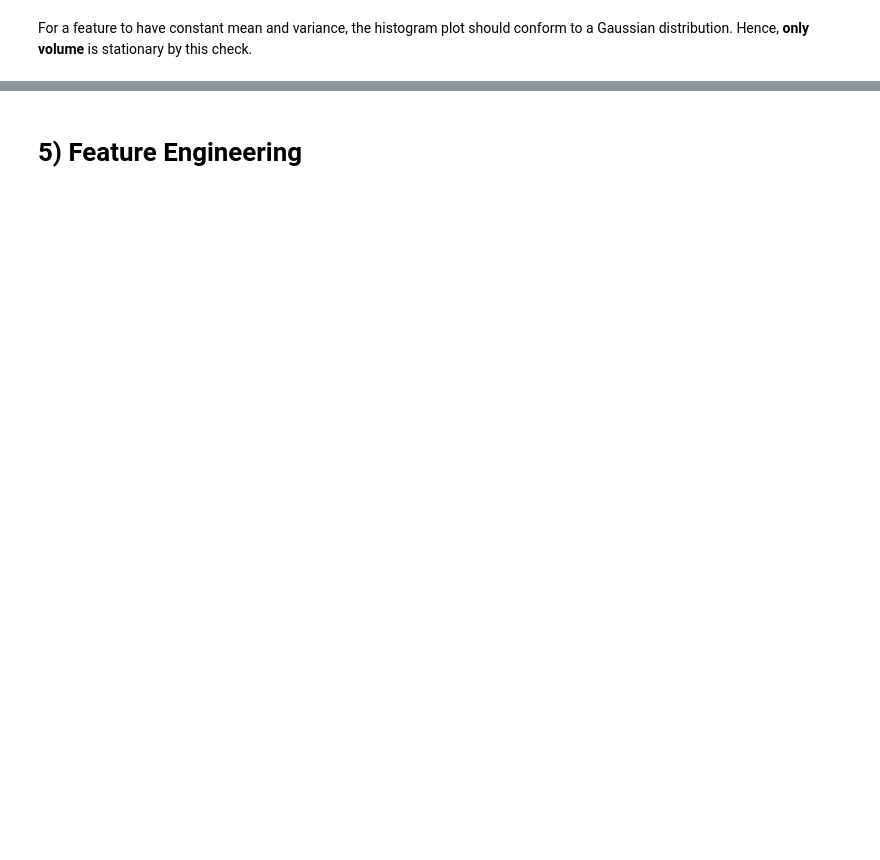
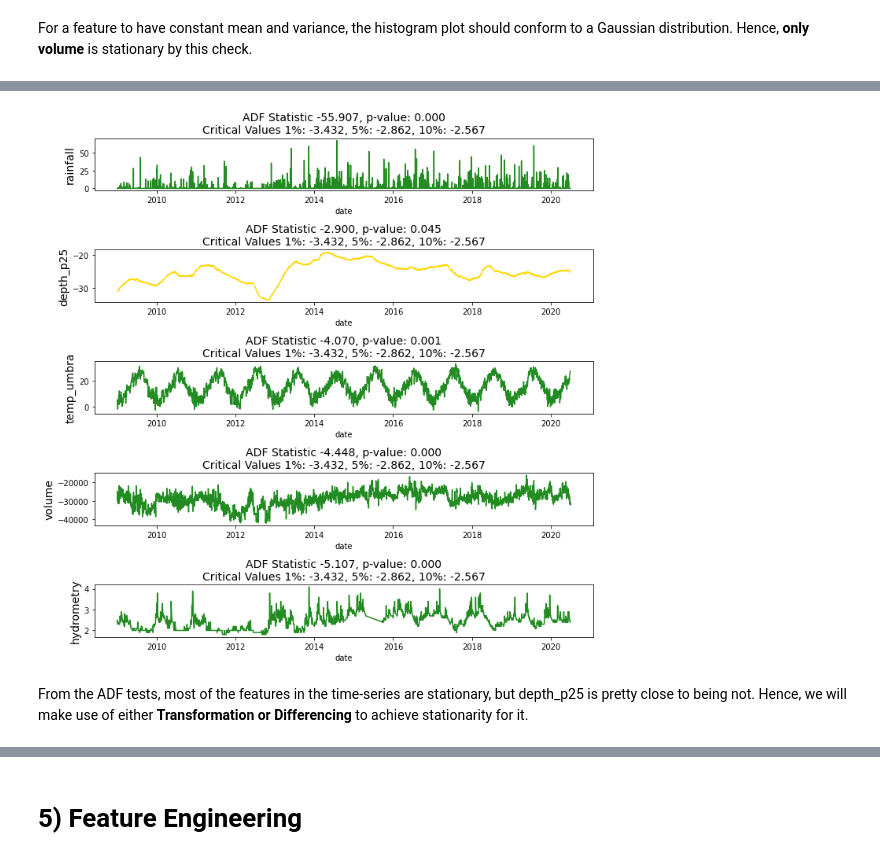
Before and after one commit to bkleck/WaterAnalytics, a Jupyter notebook: preprocessing.ipynb, the cells around one changed output, grey strips where cells are left out. Drawn from its saved outputs; the diff is of its cells as text; code cells hidden in the pictures; blank space fills up the shorter version.

```diff
--- a/preprocessing.ipynb
+++ b/preprocessing.ipynb
@@ -458,0 +518,37 @@ For a feature to have constant mean and variance, the histogram plot should conf
+# %%
+from statsmodels.tsa.stattools import adfuller
+
+f, ax = plt.subplots(nrows=5, ncols=1, figsize=(10, 10))
+
+def visualize_adf(series, title, ax):
+    result = adfuller(series)
+    significance_level = 0.05
+    adf_stat = result[0]
+    p_val = result[1]
+    crit_val_1 = result[4]['1%']
+    crit_val_5 = result[4]['5%']
+    crit_val_10 = result[4]['10%']
+
+    if (p_val <= significance_level) & ((adf_stat < crit_val_1)):
+        linecolor = 'forestgreen'
+    elif (p_val <= significance_level) & (adf_stat < crit_val_5):
+        linecolor = 'gold'
+    elif (p_val <= significance_level) & (adf_stat < crit_val_10):
+        linecolor = 'orange'
+    else:
+        linecolor = 'indianred'
+    sns.lineplot(x=df['date'], y=series, ax=ax, color=linecolor)
+    ax.set_title(f'ADF Statistic {adf_stat:0.3f}, p-value: {p_val:0.3f}\nCritical Values 1%: {crit_val_1:0.3f}, 5%: {crit_val_5:0.3f}, 10%: {crit_val_10:0.3f}', fontsize=14)
+    ax.set_ylabel(ylabel=title, fontsize=14)
+
+columns = ['rainfall', 'depth_p25', 'temp_umbra', 'volume', 'hydrometry']
+for column in columns:
+  idx = columns.index(column)
+  visualize_adf(df[column].values, column, ax[idx])
+
+plt.tight_layout()
+plt.show()
+# %% [output]
+[figure, added]
+# %% [markdown]
+From the ADF tests, most of the features in the time-series are stationary, but depth_p25 is pretty close to being not. Hence, we will make use of either **Transformation or Differencing** to achieve stationarity for it.
```
Also changed, not shown: parts of 9 cells of this notebook.
